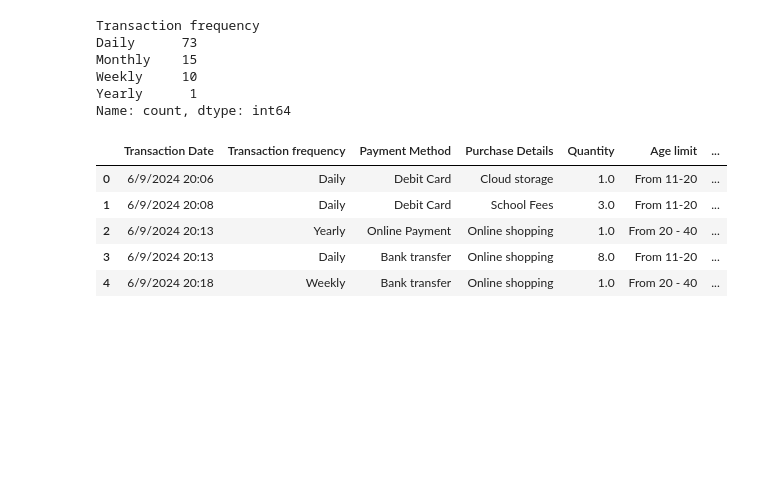
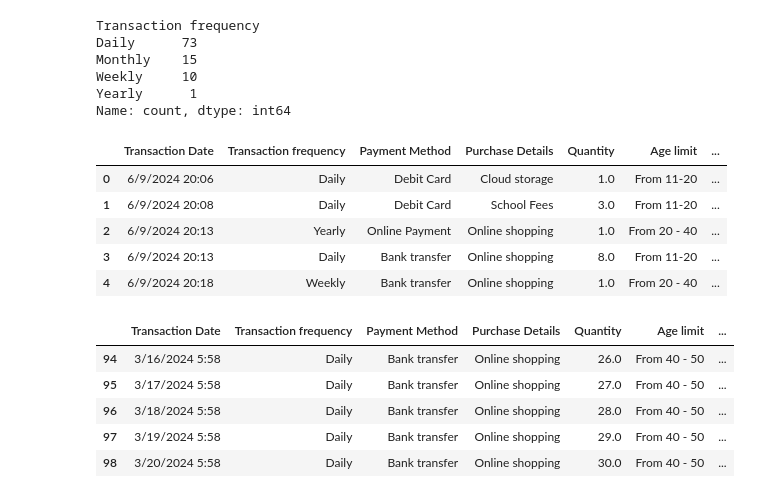
Before and after one commit to jonathanwise123/Sales_Performance_Analysis, a Jupyter notebook: Clustering_Analysis.ipynb, the cells around one changed output. Drawn from its saved outputs; the diff is of its cells as text; code cells hidden in the pictures; blank space fills up the shorter version.

```diff
--- a/Clustering_Analysis.ipynb
+++ b/Clustering_Analysis.ipynb
@@ -111,3 +111,12 @@ df2.head()
 | 2 | 6/9/2024 20:13 | Yearly | Online Payment | Online shopping | 1.0 | From 20 - 40 | ... |
 | 3 | 6/9/2024 20:13 | Daily | Bank transfer | Online shopping | 8.0 | From 11-20 | ... |
 | 4 | 6/9/2024 20:18 | Weekly | Bank transfer | Online shopping | 1.0 | From 20 - 40 | ... |
+# %%
+df2.tail()
+# %% [output]
+|  | Transaction Date | Transaction frequency | Payment Method | Purchase Details | Quantity | Age limit | ... |
+| 94 | 3/16/2024 5:58 | Daily | Bank transfer | Online shopping | 26.0 | From 40 - 50 | ... |
+| 95 | 3/17/2024 5:58 | Daily | Bank transfer | Online shopping | 27.0 | From 40 - 50 | ... |
+| 96 | 3/18/2024 5:58 | Daily | Bank transfer | Online shopping | 28.0 | From 40 - 50 | ... |
+| 97 | 3/19/2024 5:58 | Daily | Bank transfer | Online shopping | 29.0 | From 40 - 50 | ... |
+| 98 | 3/20/2024 5:58 | Daily | Bank transfer | Online shopping | 30.0 | From 40 - 50 | ... |
```
Also changed, not shown: parts of 2 cells of this notebook.
